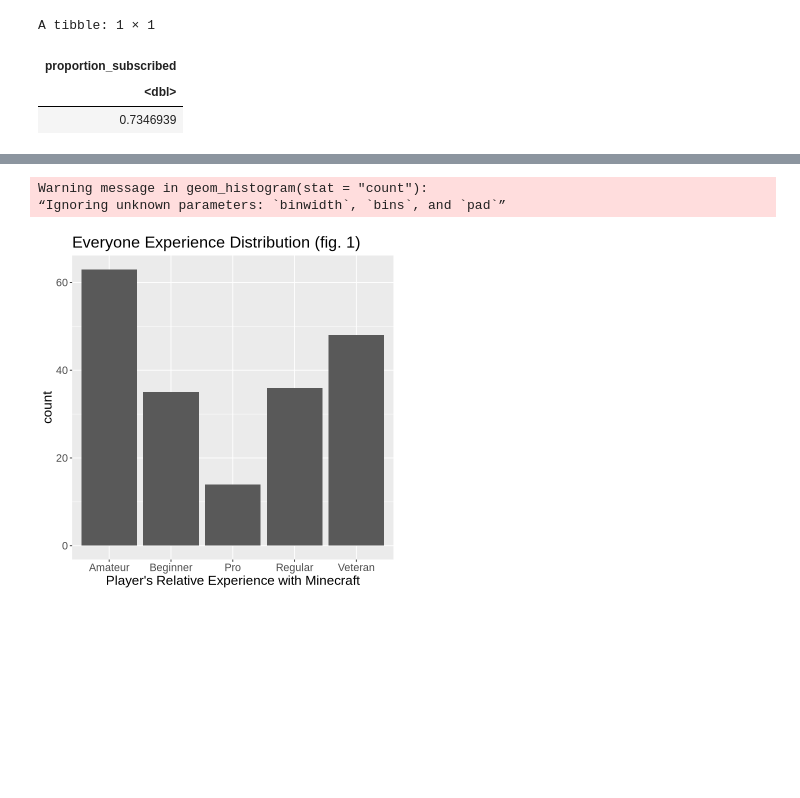
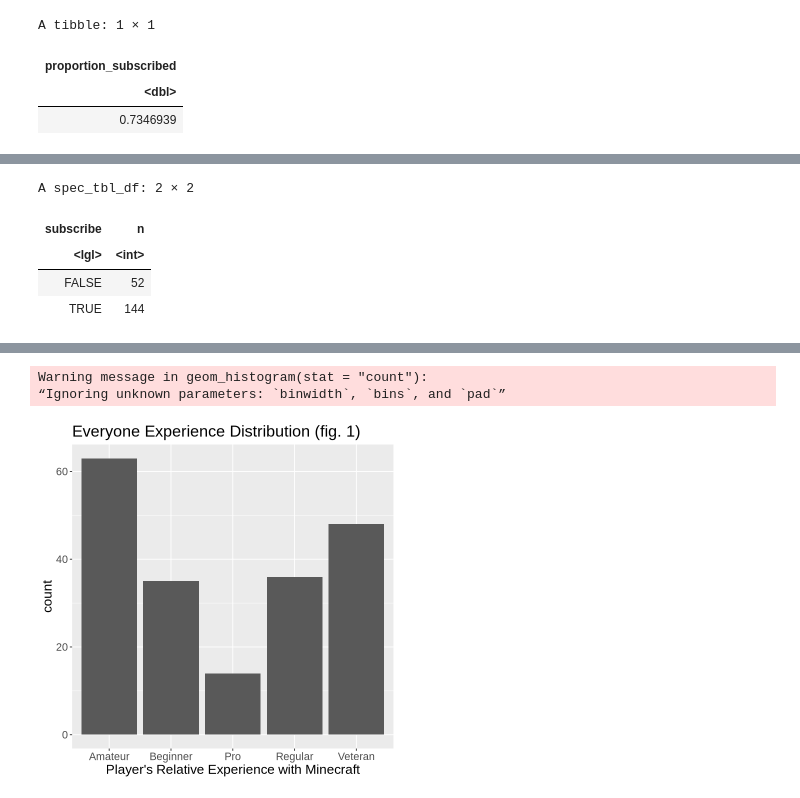
Before and after one commit to camillesnyder/Final-Project, a Jupyter notebook: Final-Project.ipynb, the cells around one changed output, grey strips where cells are left out. Saved outputs shown, nothing was run; the diff lists cells and outputs as text; code cells hidden in the pictures; blank space fills up the shorter version.

```diff
--- a/Final-Project.ipynb
+++ b/Final-Project.ipynb
@@ -78,0 +82,9 @@ A tibble: 1 × 2
+# %%
+players_data |>
+  count(subscribe)
+# %% [output]
+A spec_tbl_df: 2 × 2
+| subscribe | n |
+| <lgl> | <int> |
+| FALSE | 52 |
+| TRUE | 144 |
```
Also changed, not shown: parts of 9 cells of this notebook.
